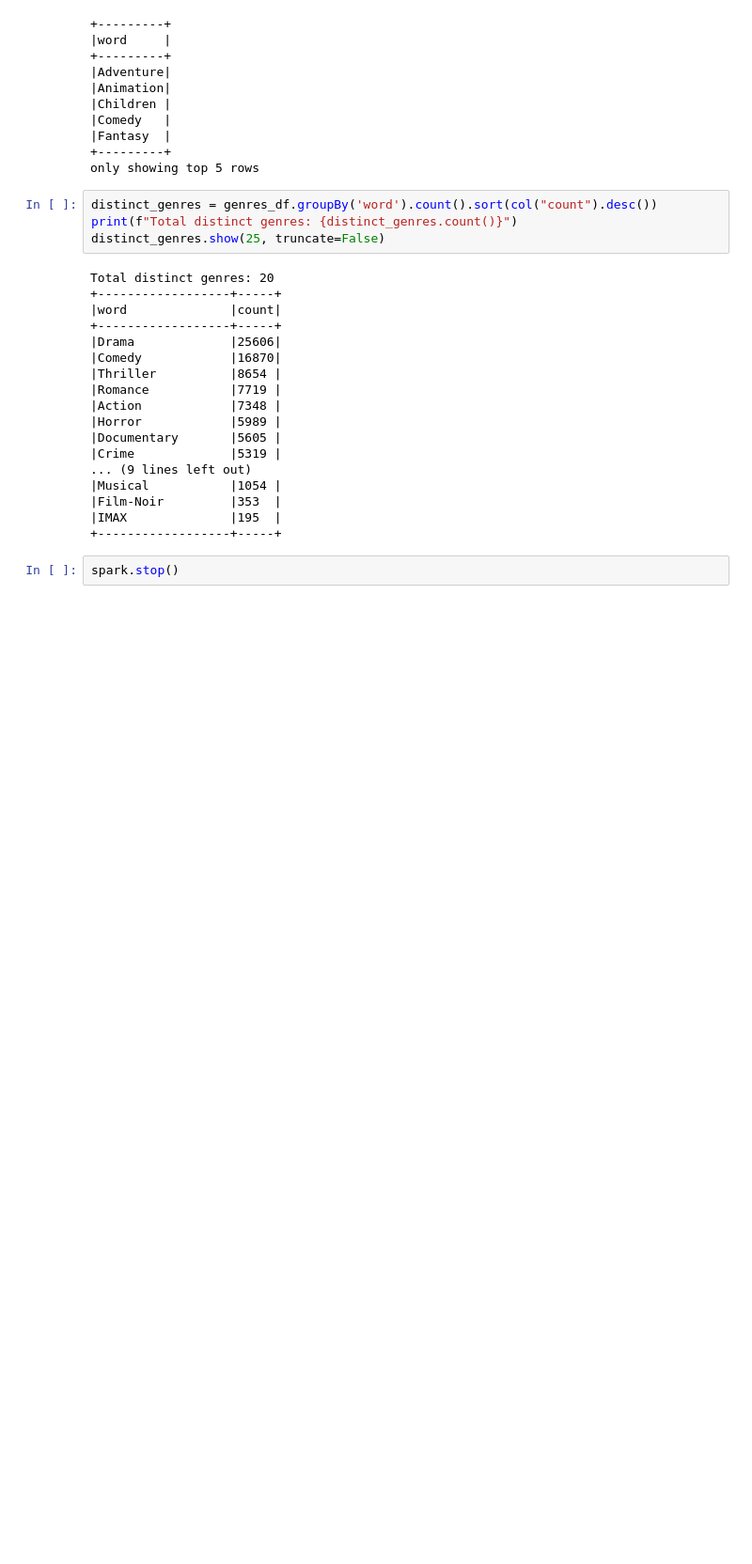
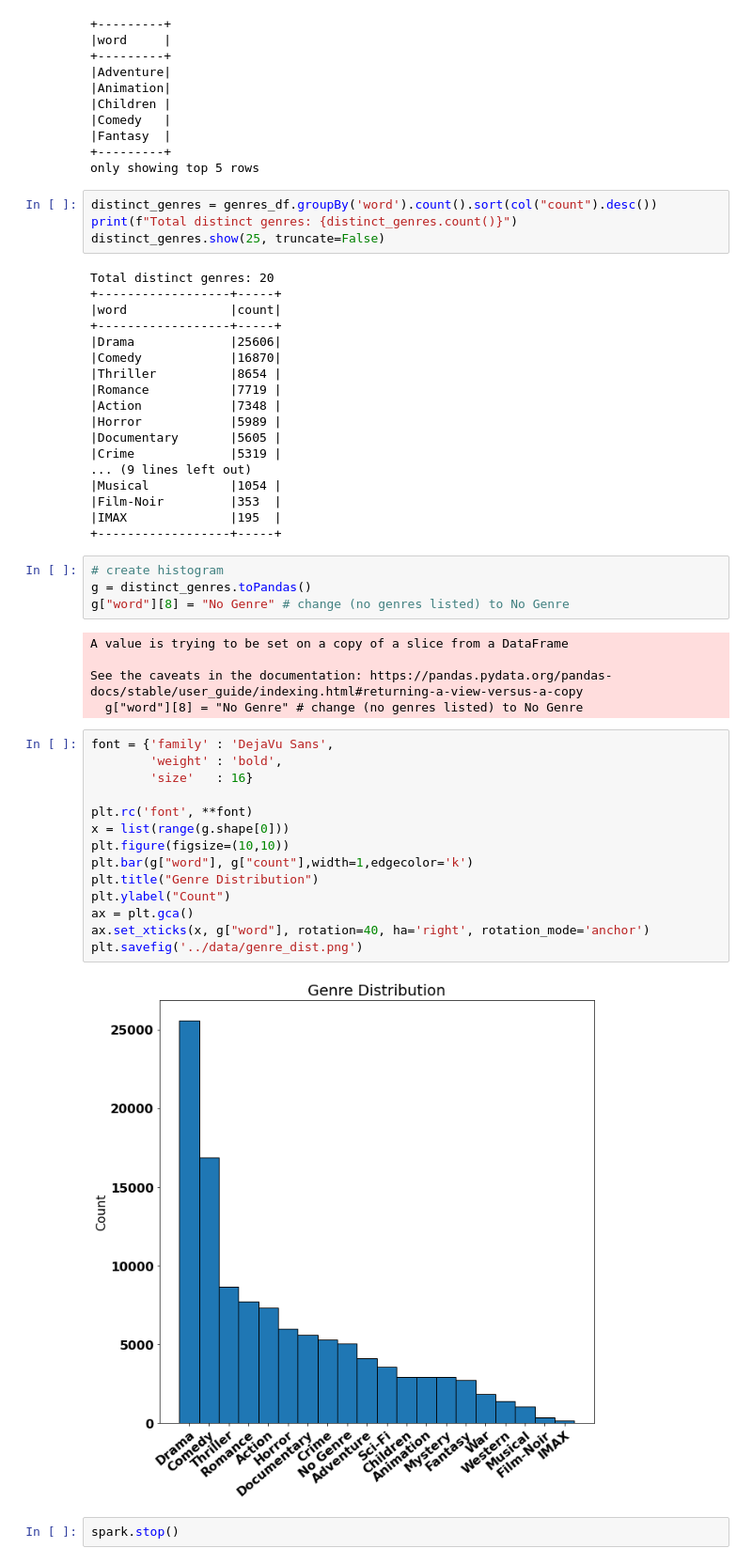
Before and after one commit to amoltkale/movie_recommender_system, a Jupyter notebook: movies.ipynb, the cells around one changed output. Shown: that part at 94% size. Cells and saved outputs as stored; diff of their text form; blank space fills up the shorter version.

Commit message:
Added some details to readme. Added some small visualizations

```diff
--- a/movies.ipynb
+++ b/movies.ipynb
@@ -101,5 +118,30 @@ Total distinct genres: 20
 |Film-Noir         |353  |
 |IMAX              |195  |
 +------------------+-----+
+# %%
+# create histogram
+g = distinct_genres.toPandas()
+g["word"][8] = "No Genre" # change (no genres listed) to No Genre
+# %% [output]
+A value is trying to be set on a copy of a slice from a DataFrame
+
+See the caveats in the documentation: https://pandas.pydata.org/pandas-docs/stable/user_guide/indexing.html#returning-a-view-versus-a-copy
+  g["word"][8] = "No Genre" # change (no genres listed) to No Genre
+# %%
+font = {'family' : 'DejaVu Sans',
+        'weight' : 'bold',
+        'size'   : 16}
+
+plt.rc('font', **font)
+x = list(range(g.shape[0]))
+plt.figure(figsize=(10,10))
+plt.bar(g["word"], g["count"],width=1,edgecolor='k')
+plt.title("Genre Distribution")
+plt.ylabel("Count")
+ax = plt.gca()
+ax.set_xticks(x, g["word"], rotation=40, ha='right', rotation_mode='anchor')
+plt.savefig('../data/genre_dist.png')
+# %% [output]
+[figure, added]
 # %%
 spark.stop()
```
Also changed, not shown: parts of 3 cells of this notebook, 2 other files.
